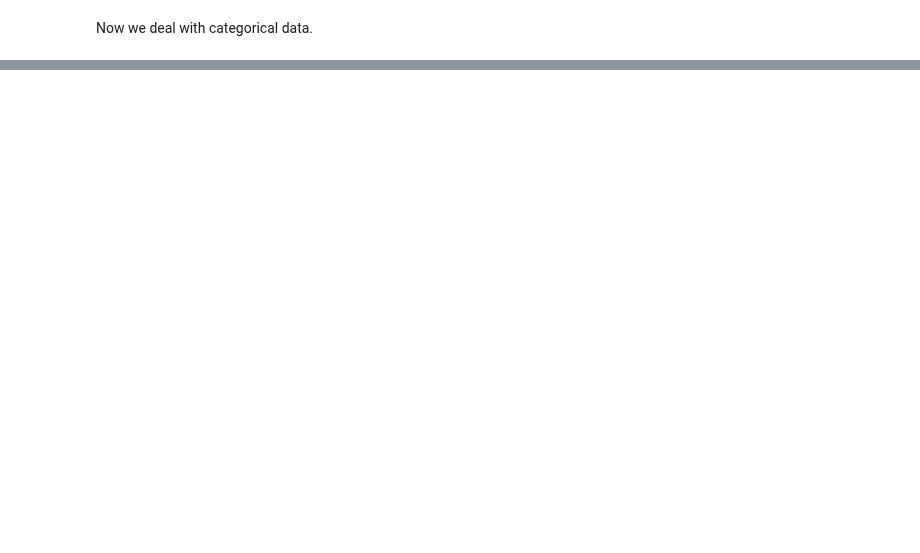
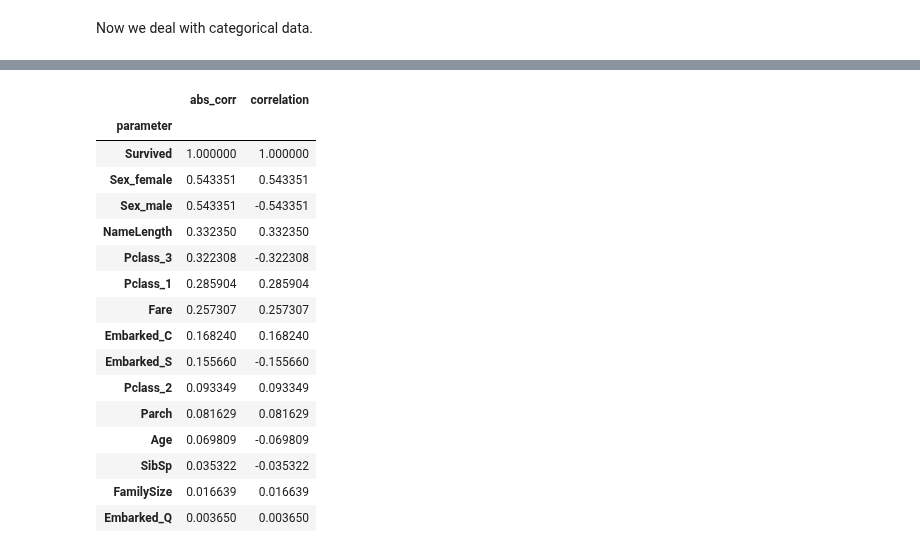
Before and after one commit to snazrul1/ssnazrul, a Jupyter notebook: DSE220/HW3/Titanic.ipynb, the cells around one changed output, grey strips where cells are left out. Cells and saved outputs as stored; diff of their text form; code cells hidden in the pictures; blank space fills up the shorter version.

```diff
--- a/DSE220/HW3/Titanic.ipynb
+++ b/DSE220/HW3/Titanic.ipynb
@@ -109,0 +139,45 @@ df.head()
+# %%
+columns = df.columns.values
+
+param=[]
+correlation=[]
+abs_corr=[]
+
+for c in columns:
+    #Check if binary or continuous
+    if len(df[c].unique())<=2:
+        corr = spearmanr(df['Survived'],df[c])[0]
+    else:
+        corr = pointbiserialr(df['Survived'],df[c])[0]
+    param.append(c)
+    correlation.append(corr)
+    abs_corr.append(abs(corr))
+
+#Create dataframe for visualization
+param_df=pd.DataFrame({'correlation':correlation,'parameter':param, 'abs_corr':abs_corr})
+
+#Sort by absolute correlation
+param_df=param_df.sort_values(by=['abs_corr'], ascending=False)
+
+#Set parameter name as index
+param_df=param_df.set_index('parameter')
+
+param_df
+# %% [output]
+|  | abs_corr | correlation |
+| parameter |  |  |
+| Survived | 1.000000 | 1.000000 |
+| Sex_female | 0.543351 | 0.543351 |
+| Sex_male | 0.543351 | -0.543351 |
+| NameLength | 0.332350 | 0.332350 |
+| Pclass_3 | 0.322308 | -0.322308 |
+| Pclass_1 | 0.285904 | 0.285904 |
+| Fare | 0.257307 | 0.257307 |
+| Embarked_C | 0.168240 | 0.168240 |
+| Embarked_S | 0.155660 | -0.155660 |
+| Pclass_2 | 0.093349 | 0.093349 |
+| Parch | 0.081629 | 0.081629 |
+| Age | 0.069809 | -0.069809 |
+| SibSp | 0.035322 | -0.035322 |
+| FamilySize | 0.016639 | 0.016639 |
+| Embarked_Q | 0.003650 | 0.003650 |
```
Also changed, not shown: parts of 21 cells of this notebook.
